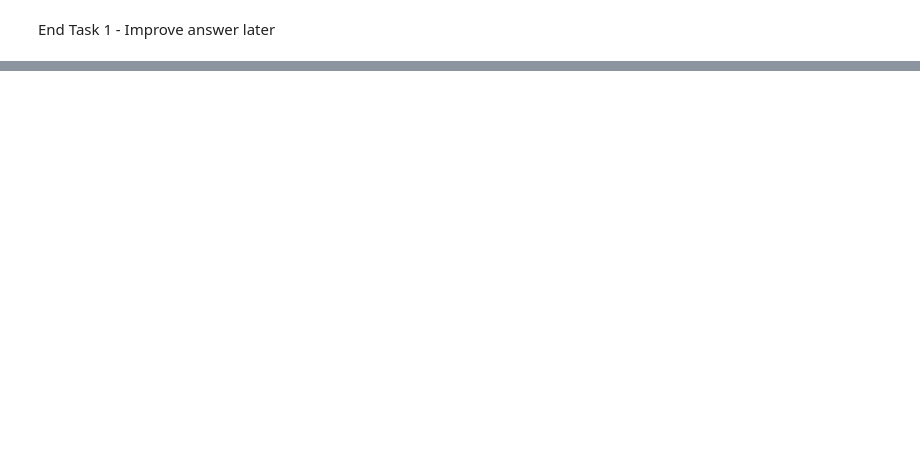
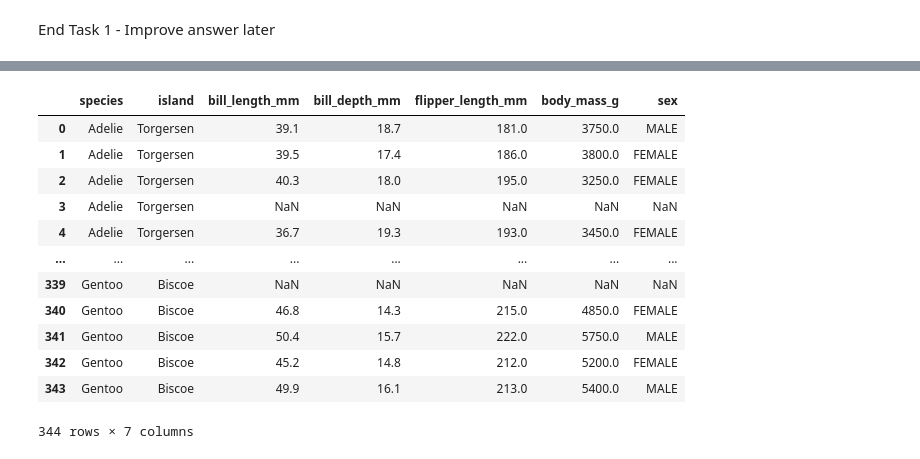
Before and after one commit to RochejamieGMIT/MachineLearning, a Jupyter notebook: tasks.ipynb, the cells around one changed output, grey strips where cells are left out. Cells and saved outputs as stored; diff of their text form; code cells hidden in the pictures; blank space fills up the shorter version.

```diff
--- a/tasks.ipynb
+++ b/tasks.ipynb
@@ -52,0 +218,21 @@ End Task 1 - Improve answer later
+# %%
+#read url https://bobbyhadz.com/blog/read-csv-file-from-url-using-python
+url = "https://raw.githubusercontent.com/mwaskom/seaborn-data/master/penguins.csv"
+
+df = pd.read_csv(url,sep=',',encoding='utf-8',)
+
+df
+# %% [output]
+|  | species | island | bill_length_mm | bill_depth_mm | flipper_length_mm | body_mass_g | sex |
+| 0 | Adelie | Torgersen | 39.1 | 18.7 | 181.0 | 3750.0 | MALE |
+| 1 | Adelie | Torgersen | 39.5 | 17.4 | 186.0 | 3800.0 | FEMALE |
+| 2 | Adelie | Torgersen | 40.3 | 18.0 | 195.0 | 3250.0 | FEMALE |
+| 3 | Adelie | Torgersen | NaN | NaN | NaN | NaN | NaN |
+| 4 | Adelie | Torgersen | 36.7 | 19.3 | 193.0 | 3450.0 | FEMALE |
+| ... | ... | ... | ... | ... | ... | ... | ... |
+| 339 | Gentoo | Biscoe | NaN | NaN | NaN | NaN | NaN |
+| 340 | Gentoo | Biscoe | 46.8 | 14.3 | 215.0 | 4850.0 | FEMALE |
+| 341 | Gentoo | Biscoe | 50.4 | 15.7 | 222.0 | 5750.0 | MALE |
+| 342 | Gentoo | Biscoe | 45.2 | 14.8 | 212.0 | 5200.0 | FEMALE |
+| 343 | Gentoo | Biscoe | 49.9 | 16.1 | 213.0 | 5400.0 | MALE |
+344 rows × 7 columns
```
Also changed, not shown: parts of 23 cells of this notebook, 1 other file.
